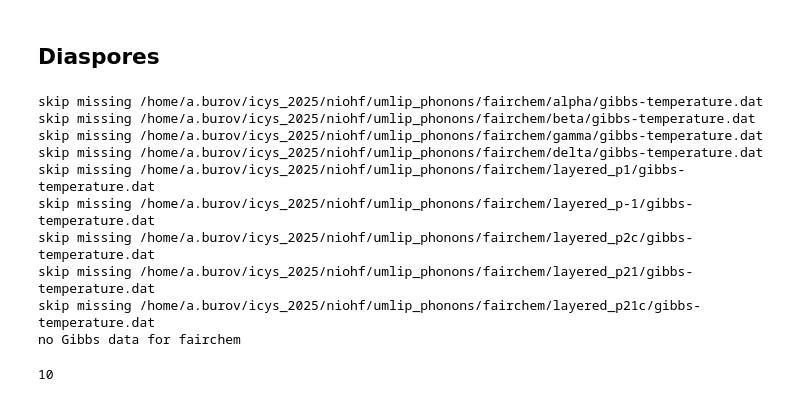
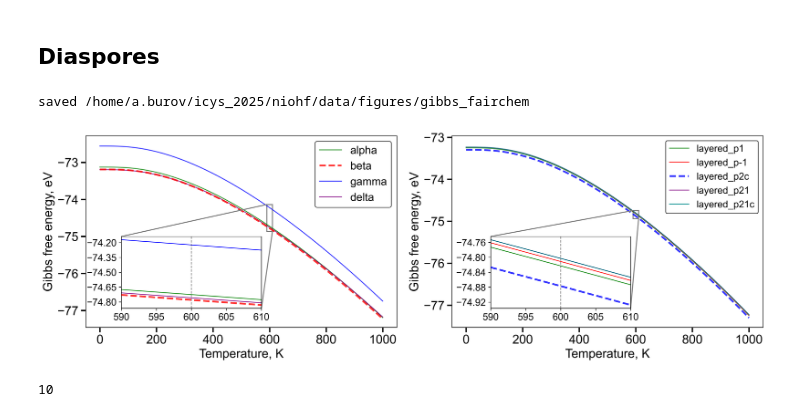
Before and after one commit to purphy42/niohf_umlips, a Jupyter notebook: umlip_phonons/visualize_all.ipynb, the cells around one changed output. Saved outputs shown, nothing was run; the diff lists cells and outputs as text; code cells hidden in the pictures.

Commit message:
colors and fixes

```diff
--- a/umlip_phonons/visualize_all.ipynb
+++ b/umlip_phonons/visualize_all.ipynb
@@ -79,11 +71,6 @@ colors_diaspore = {
 # %%
-colors_layered = {
-    "layered_p1": "green",
-    "layered_p-1": 'red',
-    "layered_p2c": 'blue',
-    "layered_p21": 'purple',
-    "layered_p21c": 'darkcyan',
-}
+_lay_names = ["layered_p1", "layered_p-1", "layered_p2c", "layered_p21", "layered_p21c"]
+colors_layered = dict(zip(_lay_names, series_colors(len(_lay_names))))
 # %% [markdown]
 ## Diaspores
 # %%
@@ -145,10 +132,7 @@ lw = 1.25
 width = 0.3
 center = 600
 thresh = 10
-# Combined diaspore|layered comparison plots (overwrite old cluster path)
-fig_dir = "/home/arseniy/Desktop/work/niohf/figures/phonons"
-# Keep a clean copy under visualize_outputs as well
-fig_dir_alt = "/home/arseniy/Desktop/work/niohf/umlip_phonons/visualize_outputs/figures"
+fig_dir = "/home/a.burov/icys_2025/niohf/data/figures"
 
 
 def _phase_name(key):
@@ -218,10 +202,8 @@ def _add_inset(ax, data_dict, colors, highlight_phase=None, bbox=(0.28, 0.25, 0.
     return inset
 
 
-for _d in (fig_dir, fig_dir_alt):
-    os.makedirs(_d, exist_ok=True)
+os.makedirs(fig_dir, exist_ok=True)
 
-summary_rows = []
 for umlip, path in data_path.items():
     dia, y_dia = _load_gibbs(path, diaspore_list)
     lay, y_lay = _load_gibbs(path, layered_list)
@@ -229,77 +211,48 @@ for umlip, path in data_path.items():
         print(f"no Gibbs data for {umlip}")
         continue
 
-    fig, (ax, ax2) = plt.subplots(1, 2, figsize=(15, 5), dpi=150)
+    fig, (ax, ax2) = plt.subplots(1, 2, figsize=(15, 5), dpi=450)
     _style_ax(ax)
     _style_ax(ax2)
 
     highlight_dia = None
     if dia:
         list_sorted_dia = sort_phases_by_energy_at_temp(dia, target_temp=center)
         highlight_dia = _phase_name(list_sorted_dia[0][0])
         _plot_family(ax, dia, colors_diaspore, highlight_dia)
-        y_low, y_high = float(y_dia.min()), float(y_dia.max())
-        pad = 0.05 * max(y_high - y_low, 0.5)
-        ax.set_ylim(y_low - pad, y_high + pad)
+        y_low, y_high = 0.99 * y_dia.min(), 1.01 * y_dia.max()
+        ax.set_ylim(y_low - 1.0, y_high + 1.0)
         ax.legend(fontsize=fontsize - 2, loc=1, edgecolor="black")
-        ax.set_title(f"{umlip}: diaspore", fontsize=fontsize - 2)
 
     highlight_lay = None
     result = None
     data_dict = lay
     if lay:
         list_sorted = sort_phases_by_energy_at_temp(lay, target_temp=center)
         highlight_lay = _phase_name(list_sorted[0][0])
         if len(lay) >= 2:
             result = calculate_delta_lowest_second(lay, target_temp=center)
         _plot_family(ax2, lay, colors_layered, highlight_lay)
-        y_low, y_high = float(y_lay.min()), float(y_lay.max())
-        pad = 0.05 * max(y_high - y_low, 0.5)
-        ax2.set_ylim(y_low - pad, y_high + pad)
+        y_low, y_high = 0.99 * y_lay.min(), 1.01 * y_lay.max()
+        ax2.set_ylim(y_low - 1.0, y_high + 1.0)
         ax2.legend(fontsize=fontsize - 4, loc=1, edgecolor="black")
-        ax2.set_title(f"{umlip}: layered", fontsize=fontsize - 2)
 
+    # tight_layout before insets — otherwise inset_axes is parented to the wrong panel
     fig.tight_layout()
 
     if dia:
         _add_inset(ax, dia, colors_diaspore, highlight_dia, bbox=(0.28, 0.25, 0.3, 0.25))
     if lay:
         _add_inset(ax2, lay, colors_layered, highlight_lay, bbox=(0.29, 0.25, 0.3, 0.25))
 
-    for out in (fig_dir, fig_dir_alt):
-        fig.savefig(f"{out}/gibbs_{umlip}.png", dpi=450)
-        fig.savefig(f"{out}/gibbs_{umlip}.pdf", dpi=450)
-    print(
-        f"saved gibbs_{umlip} | lowest@600K diaspore={highlight_dia} "
-        f"layered={highlight_lay}"
-        + (f"  Δ={result['delta_meV']:.1f} meV" if result else "")
-    )
-    summary_rows.append({
-        "umlip": umlip,
-        "lowest_diaspore": highlight_dia,
-        "lowest_layered": highlight_lay,
-        "delta_layered_meV": None if result is None else result["delta_meV"],
-    })
+    fig.savefig(f"{fig_dir}/gibbs_{umlip}.png", dpi=450)
+    fig.savefig(f"{fig_dir}/gibbs_{umlip}.pdf", dpi=450)
+    print(f"saved {fig_dir}/gibbs_{umlip}")
+    plt.show()
     plt.close(fig)
-
-if summary_rows:
-    import pandas as pd
-    df = pd.DataFrame(summary_rows)
-    csv_path = "/home/arseniy/Desktop/work/niohf/umlip_phonons/visualize_outputs/gibbs_lowest_phases_at_600K.csv"
-    df.to_csv(csv_path, index=False)
-    print(df.to_string(index=False))
-    print("wrote", csv_path)
 # %% [output]
-skip missing /home/a.burov/icys_2025/niohf/umlip_phonons/fairchem/alpha/gibbs-temperature.dat
-skip missing /home/a.burov/icys_2025/niohf/umlip_phonons/fairchem/beta/gibbs-temperature.dat
-skip missing /home/a.burov/icys_2025/niohf/umlip_phonons/fairchem/gamma/gibbs-temperature.dat
-skip missing /home/a.burov/icys_2025/niohf/umlip_phonons/fairchem/delta/gibbs-temperature.dat
-skip missing /home/a.burov/icys_2025/niohf/umlip_phonons/fairchem/layered_p1/gibbs-temperature.dat
-skip missing /home/a.burov/icys_2025/niohf/umlip_phonons/fairchem/layered_p-1/gibbs-temperature.dat
-skip missing /home/a.burov/icys_2025/niohf/umlip_phonons/fairchem/layered_p2c/gibbs-temperature.dat
-skip missing /home/a.burov/icys_2025/niohf/umlip_phonons/fairchem/layered_p21/gibbs-temperature.dat
-skip missing /home/a.burov/icys_2025/niohf/umlip_phonons/fairchem/layered_p21c/gibbs-temperature.dat
-no Gibbs data for fairchem
+saved /home/a.burov/icys_2025/niohf/data/figures/gibbs_fairchem
+[figure, added]
 # %%
 thresh
 # %% [output]
```
Also changed, not shown: parts of 4 cells of this notebook, 36 other files.
